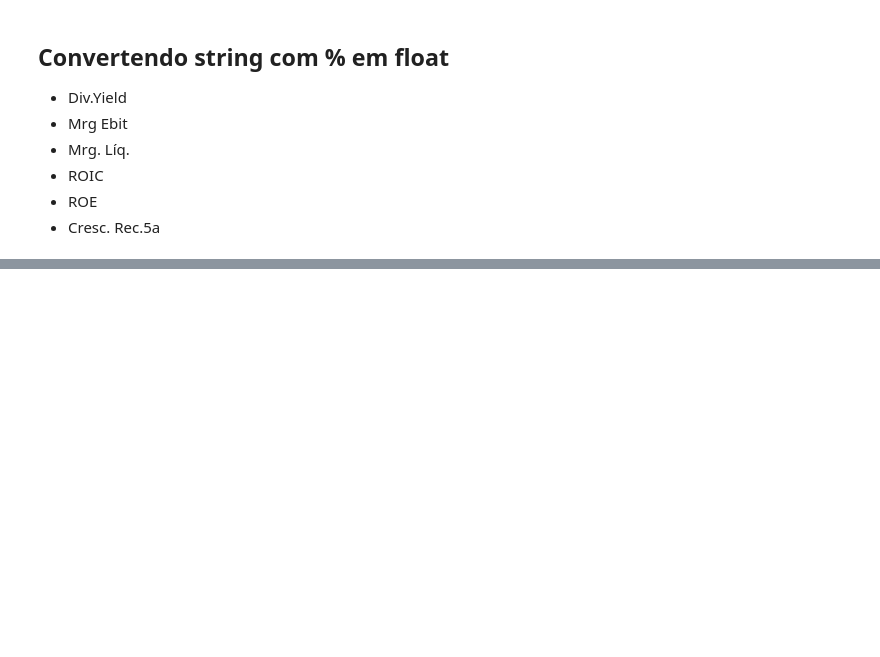
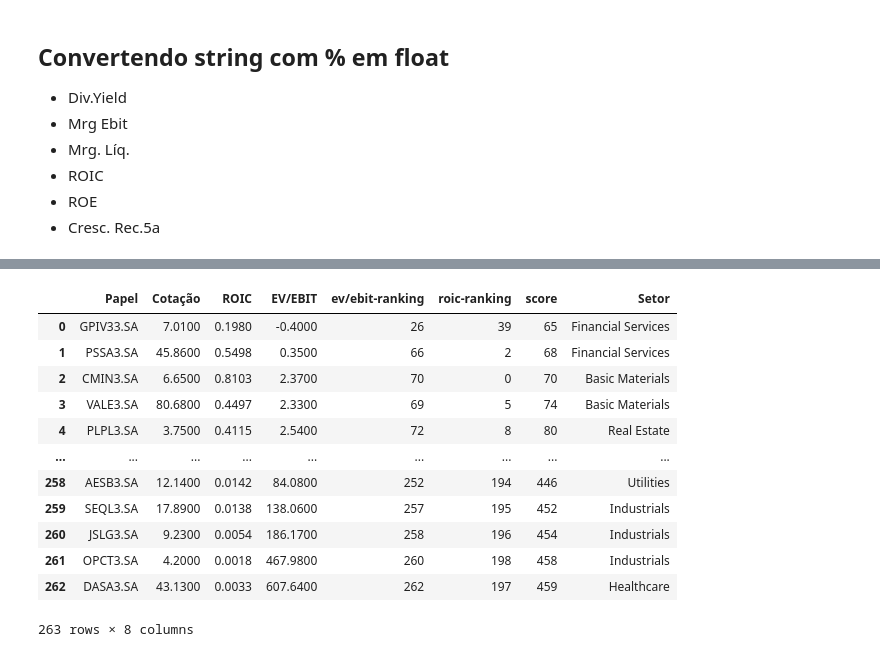
Before and after one commit to obrunogonzaga/ranking-br-stocks, a Jupyter notebook: formula-magica.ipynb, the cells around one changed output, grey strips where cells are left out. Saved outputs shown, nothing was run; the diff lists cells and outputs as text; code cells hidden in the pictures; blank space fills up the shorter version.

```diff
--- a/formula-magica.ipynb
+++ b/formula-magica.ipynb
@@ -106,0 +209,17 @@ df.head(15)
+# %%
+df_ranking = pd.merge(df_ranking, df_stockSector, on='Papel', how='inner')
+df_ranking
+# %% [output]
+|  | Papel | Cotação | ROIC | EV/EBIT | ev/ebit-ranking | roic-ranking | score | Setor |
+| 0 | GPIV33.SA | 7.0100 | 0.1980 | -0.4000 | 26 | 39 | 65 | Financial Services |
+| 1 | PSSA3.SA | 45.8600 | 0.5498 | 0.3500 | 66 | 2 | 68 | Financial Services |
+| 2 | CMIN3.SA | 6.6500 | 0.8103 | 2.3700 | 70 | 0 | 70 | Basic Materials |
+| 3 | VALE3.SA | 80.6800 | 0.4497 | 2.3300 | 69 | 5 | 74 | Basic Materials |
+| 4 | PLPL3.SA | 3.7500 | 0.4115 | 2.5400 | 72 | 8 | 80 | Real Estate |
+| ... | ... | ... | ... | ... | ... | ... | ... | ... |
+| 258 | AESB3.SA | 12.1400 | 0.0142 | 84.0800 | 252 | 194 | 446 | Utilities |
+| 259 | SEQL3.SA | 17.8900 | 0.0138 | 138.0600 | 257 | 195 | 452 | Industrials |
+| 260 | JSLG3.SA | 9.2300 | 0.0054 | 186.1700 | 258 | 196 | 454 | Industrials |
+| 261 | OPCT3.SA | 4.2000 | 0.0018 | 467.9800 | 260 | 198 | 458 | Industrials |
+| 262 | DASA3.SA | 43.1300 | 0.0033 | 607.6400 | 262 | 197 | 459 | Healthcare |
+263 rows × 8 columns
```
Also changed, not shown: parts of 11 cells of this notebook.
